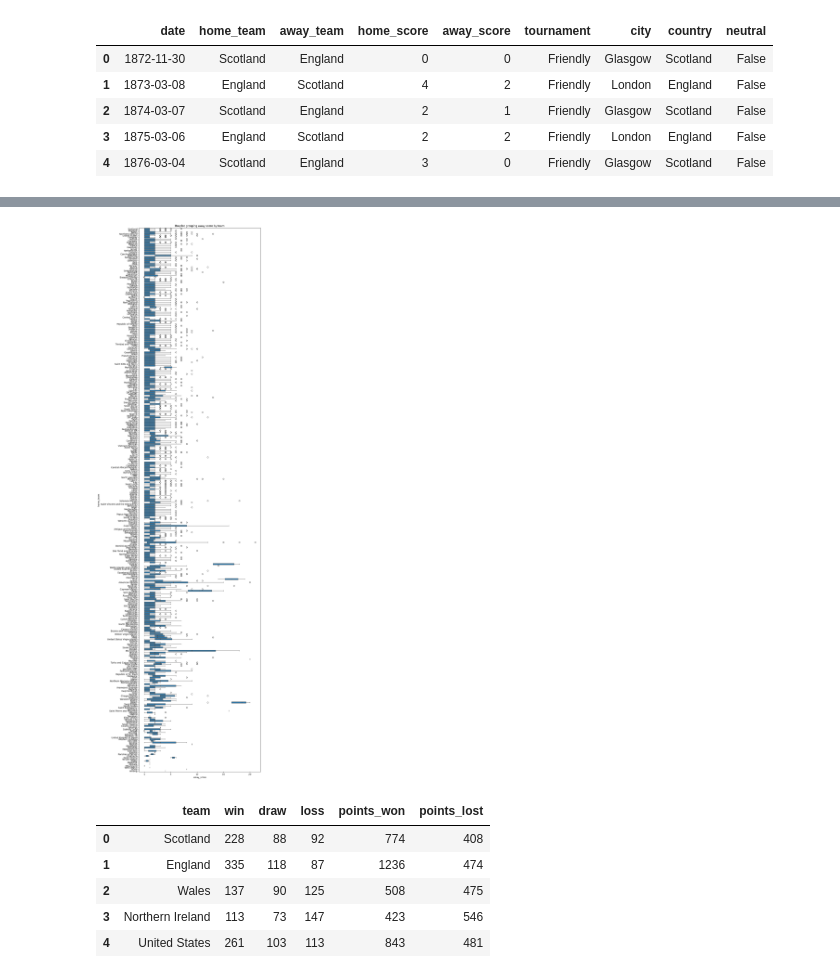
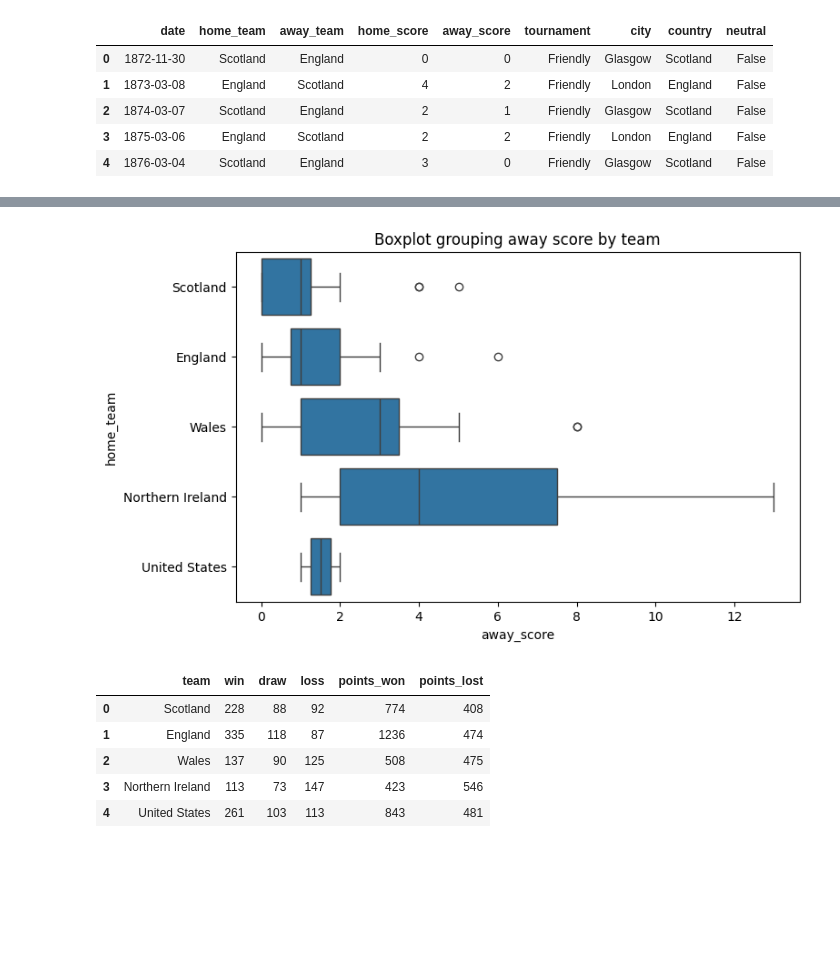
Before and after one commit to mr-kelsey/sp25-aai500-group2, a Jupyter notebook: Notebooks/linear.ipynb, the cells around one changed output, grey strips where cells are left out. Saved outputs shown, nothing was run; the diff lists cells and outputs as text; code cells hidden in the pictures; blank space fills up the shorter version.

```diff
--- a/Notebooks/linear.ipynb
+++ b/Notebooks/linear.ipynb
@@ -42,10 +42,10 @@ plt.show()
 # %%
 """Boxplot of points lost by team"""
-fig, ax0 = plt.subplots(1,1, figsize=[10,45])
-sbn.boxplot(data=results, x="away_score", y="home_team", orient="h").set(title="Boxplot grouping away score by team")
+fig, ax0 = plt.subplots(1,1, figsize=[8,5])
+sbn.boxplot(data=results.head(n=100), x="away_score", y="home_team", orient="h").set(title="Boxplot grouping away score by team")
 plt.show()
 # %% [output]
-[figure, old version]
+[figure, new version]
 # %%
 """Gather cummulative statistics by team"""
 team_names = results["home_team"].unique()
```
Also changed, not shown: parts of 1 cell of this notebook.
